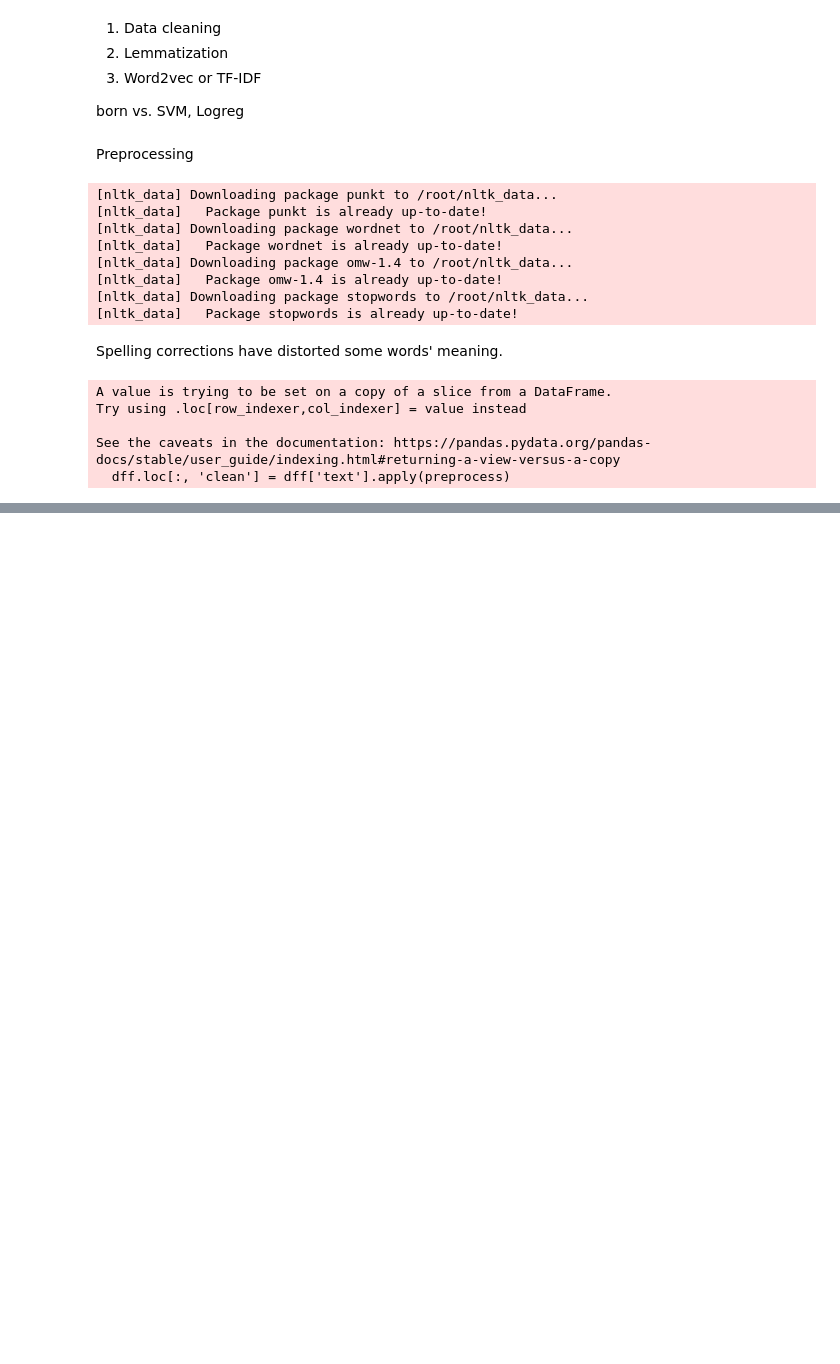
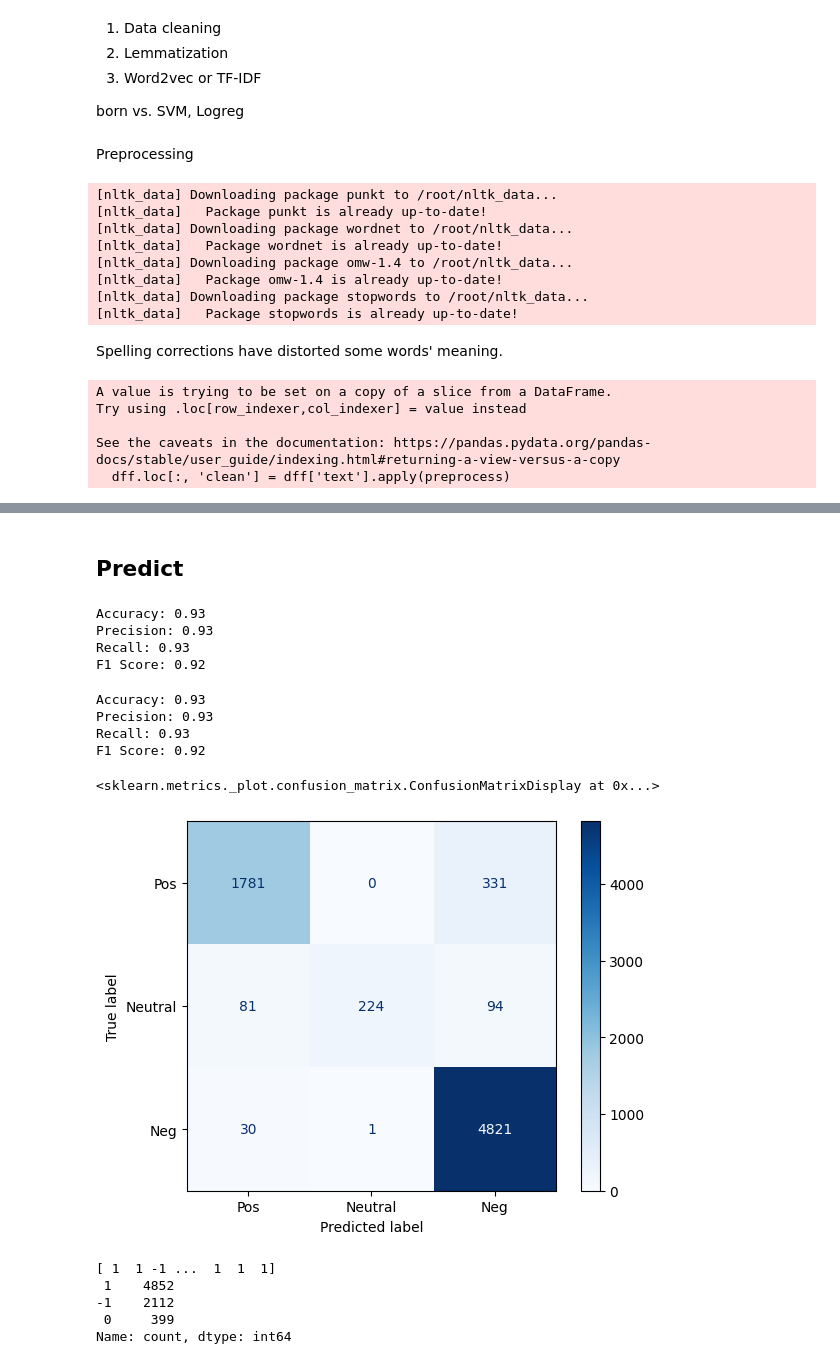
Before and after one commit to arina19-2000/unimi, a Jupyter notebook: ABSA/textsent.ipynb, the cells around one changed output, grey strips where cells are left out. Cells and saved outputs as stored; diff of their text form; code cells hidden in the pictures; blank space fills up the shorter version.

```diff
--- a/ABSA/textsent.ipynb
+++ b/ABSA/textsent.ipynb
@@ -345,0 +415,8 @@ from bornrule import BornClassifier
+# %%
+df_.loc[:,'label_codes'] = df_['label_codes'].apply(lambda x: ast.literal_eval(x) if isinstance(x, str) else x)
+
+# Step 2: Explode 'label_codes' into separate rows
+exploded_test = df_.explode('label_codes')
+exploded_test[['label', 'sentiment']] = exploded_test['label_codes'].apply(lambda x: pd.Series(split_label_sentiment(x)))
+# %%
+X_test = tfidf_vectorizer.fit_transform(exploded_df["clean"])
@@ -345,0 +432,8 @@ from bornrule import BornClassifier
+# %%
+exploded_test['sentiment'] = exploded_test['sentiment'].replace('-1', -1)
+exploded_test['sentiment'] = exploded_test['sentiment'].replace('1', 1)
+
+y_test = exploded_test['sentiment'].values
+y_test = exploded_test['sentiment'].astype(int)
+# %% [markdown]
+## **Predict**
@@ -345,0 +442,56 @@ from bornrule import BornClassifier
+# %%
+from sklearn.metrics import accuracy_score, precision_score, recall_score, f1_score,ConfusionMatrixDisplay,confusion_matrix
+
+accuracy = accuracy_score(y_test, y_pred_test)
+precision = precision_score(y_test, y_pred_test, average='weighted')
+recall = recall_score(y_test, y_pred_test, average='weighted')
+f1 = f1_score(y_test, y_pred_test, average='weighted')
+
+print(f"Accuracy: {accuracy:.2f}")
+print(f"Precision: {precision:.2f}")
+print(f"Recall: {recall:.2f}")
+print(f"F1 Score: {f1:.2f}")
+# %% [output]
+Accuracy: 0.93
+Precision: 0.93
+Recall: 0.93
+F1 Score: 0.92
+# %%
+born_benchmark = BornClassifier(a=1, b=0, h=0)
+born_benchmark.fit(X_train, y_pred)
+y_pred_test = born_benchmark.predict(X_test)
+y_pred_test = born_benchmark.predict(X_test)
+# %%
+accuracy = accuracy_score(y_test, y_pred_test)
+precision = precision_score(y_test, y_pred_test, average='weighted')
+recall = recall_score(y_test, y_pred_test, average='weighted')
+f1 = f1_score(y_test, y_pred_test, average='weighted')
+
+print(f"Accuracy: {accuracy:.2f}")
+print(f"Precision: {precision:.2f}")
+print(f"Recall: {recall:.2f}")
+print(f"F1 Score: {f1:.2f}")
+# %% [output]
+Accuracy: 0.93
+Precision: 0.93
+Recall: 0.93
+F1 Score: 0.92
+# %%
+cm = confusion_matrix(y_test, y_pred_test)
+disp = ConfusionMatrixDisplay(confusion_matrix=cm, display_labels=['Pos', 'Neutral', 'Neg'])  # Modify display_labels as per your classes
+disp.plot(cmap='Blues', values_format='d')
+# %% [output]
+<sklearn.metrics._plot.confusion_matrix.ConfusionMatrixDisplay at 0x...>
+[figure, added]
+# %%
+print(y_pred)
+y_pred_series = pd.Series(y_pred)
+
+# Use value_counts() on the pandas Series
+print(y_pred_series.value_counts())
+# %% [output]
+[ 1  1 -1 ...  1  1  1]
+ 1    4852
+-1    2112
+ 0     399
+Name: count, dtype: int64
```
Also changed, not shown: parts of 32 cells of this notebook.
